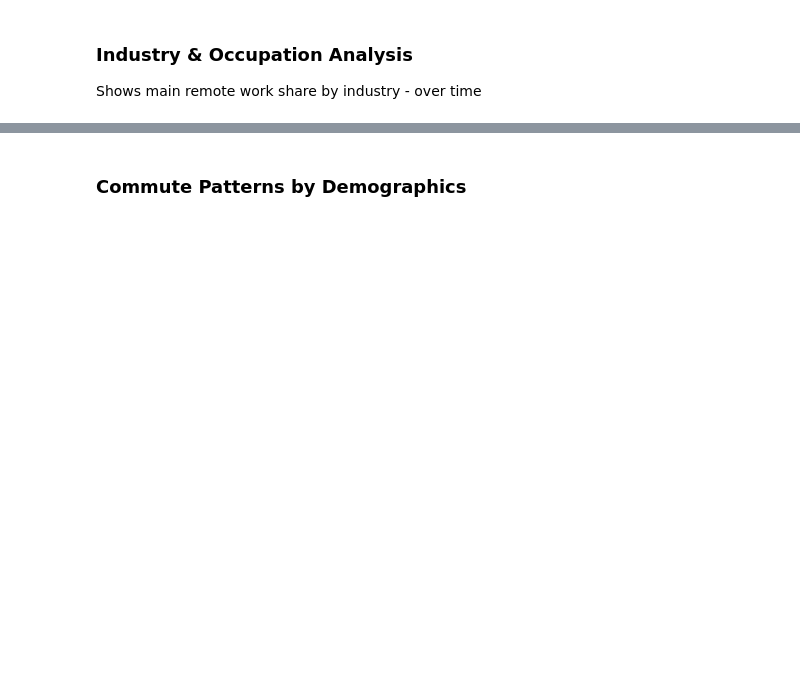
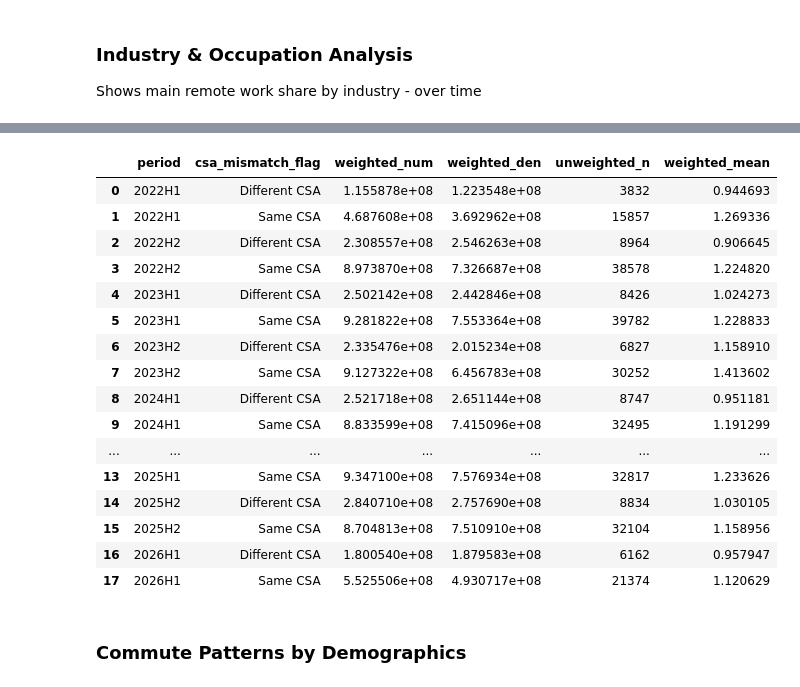
Before and after one commit to BayAreaMetro/census-tools-for-planning, a Jupyter notebook: analysis_by_topic/SWAA_remote_work_analysis.ipynb, the cells around one changed output, grey strips where cells are left out. Cells and saved outputs as stored; diff of their text form; code cells hidden in the pictures; blank space fills up the shorter version.

```diff
--- a/analysis_by_topic/SWAA_remote_work_analysis.ipynb
+++ b/analysis_by_topic/SWAA_remote_work_analysis.ipynb
@@ -1077,6 +1127,30 @@ else:
 | Transportation and material moving | 6.7% | 5.4% | 9.4% | 7.6% | 7.7% | 7.2% | 6.4% | 9.5% | 4.8% | 637 | ... |
 | Other | 4.2% | 5.4% | 5.5% | 6.3% | 5.9% | 5.4% | 5.4% | 5.0% | 4.5% | 5,241 | ... |
 | Installation, Maintenance and Repair | 4.0% | 4.8% | 6.9% | 5.2% | 7.7% | 7.5% | 9.5% | 5.3% | 4.3% | 540 | ... |
+# %%
+commute_by_csa = weighted_mean(
+        df, value_col='work_wfhdays_mat', group_cols=['period', 'csa_mismatch_flag'],
+        filter_mask=df['work_wfhdays_mat'].notna()
+    ).sort_values(['period', 'csa_mismatch_flag'])
+commute_by_csa
+# %% [output]
+|  | period | csa_mismatch_flag | weighted_num | weighted_den | unweighted_n | weighted_mean |
+| 0 | 2022H1 | Different CSA | 1.155878e+08 | 1.223548e+08 | 3832 | 0.944693 |
+| 1 | 2022H1 | Same CSA | 4.687608e+08 | 3.692962e+08 | 15857 | 1.269336 |
+| 2 | 2022H2 | Different CSA | 2.308557e+08 | 2.546263e+08 | 8964 | 0.906645 |
+| 3 | 2022H2 | Same CSA | 8.973870e+08 | 7.326687e+08 | 38578 | 1.224820 |
+| 4 | 2023H1 | Different CSA | 2.502142e+08 | 2.442846e+08 | 8426 | 1.024273 |
+| 5 | 2023H1 | Same CSA | 9.281822e+08 | 7.553364e+08 | 39782 | 1.228833 |
+| 6 | 2023H2 | Different CSA | 2.335476e+08 | 2.015234e+08 | 6827 | 1.158910 |
+| 7 | 2023H2 | Same CSA | 9.127322e+08 | 6.456783e+08 | 30252 | 1.413602 |
+| 8 | 2024H1 | Different CSA | 2.521718e+08 | 2.651144e+08 | 8747 | 0.951181 |
+| 9 | 2024H1 | Same CSA | 8.833599e+08 | 7.415096e+08 | 32495 | 1.191299 |
+| ... | ... | ... | ... | ... | ... | ... |
+| 13 | 2025H1 | Same CSA | 9.347100e+08 | 7.576934e+08 | 32817 | 1.233626 |
+| 14 | 2025H2 | Different CSA | 2.840710e+08 | 2.757690e+08 | 8834 | 1.030105 |
+| 15 | 2025H2 | Same CSA | 8.704813e+08 | 7.510910e+08 | 32104 | 1.158956 |
+| 16 | 2026H1 | Different CSA | 1.800540e+08 | 1.879583e+08 | 6162 | 0.957947 |
+| 17 | 2026H1 | Same CSA | 5.525506e+08 | 4.930717e+08 | 21374 | 1.120629 |
 # %% [markdown]
 <a id="commute-demographics"></a>
 ### Commute Patterns by Demographics
```
Also changed, not shown: parts of 12 cells of this notebook.
